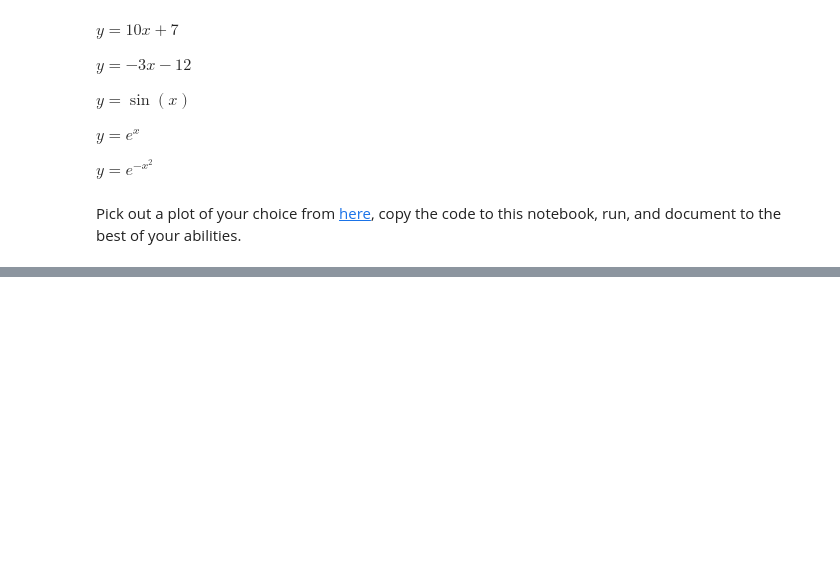
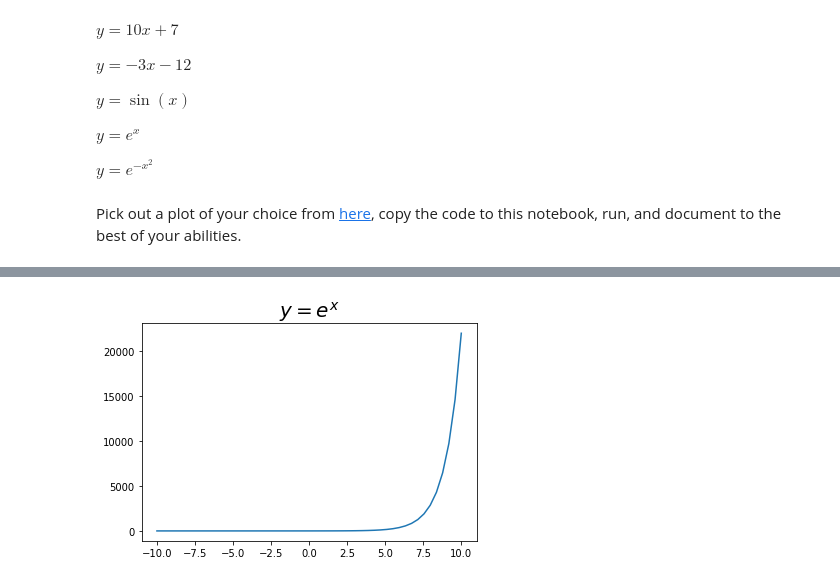
Before and after one commit to Andrewseltzer/Andrewseltzer, a Jupyter notebook: Andrew Seltzer_2023_Lab_1.ipynb, the cells around one changed output, grey strips where cells are left out. Saved outputs shown, nothing was run; the diff lists cells and outputs as text; code cells hidden in the pictures; blank space fills up the shorter version.

```diff
--- a/Andrew Seltzer_2023_Lab_1.ipynb
+++ b/Andrew Seltzer_2023_Lab_1.ipynb
@@ -291,13 +297,15 @@ plt.show()
 # %%
 import numpy as np
 import matplotlib.pyplot as plt
-x = np.arange(-10,10)
+x = np.linspace(-10,10)
 y = np.exp(x)
 
 plt.plot(x,y)
 plt.title(r'$y=e^x$', fontsize=20)
 
 plt.show()
+# %% [output]
+[figure, added]
 # %%
 import numpy as np
 import matplotlib.pyplot as plt
```
Also changed, not shown: parts of 4 cells of this notebook.
